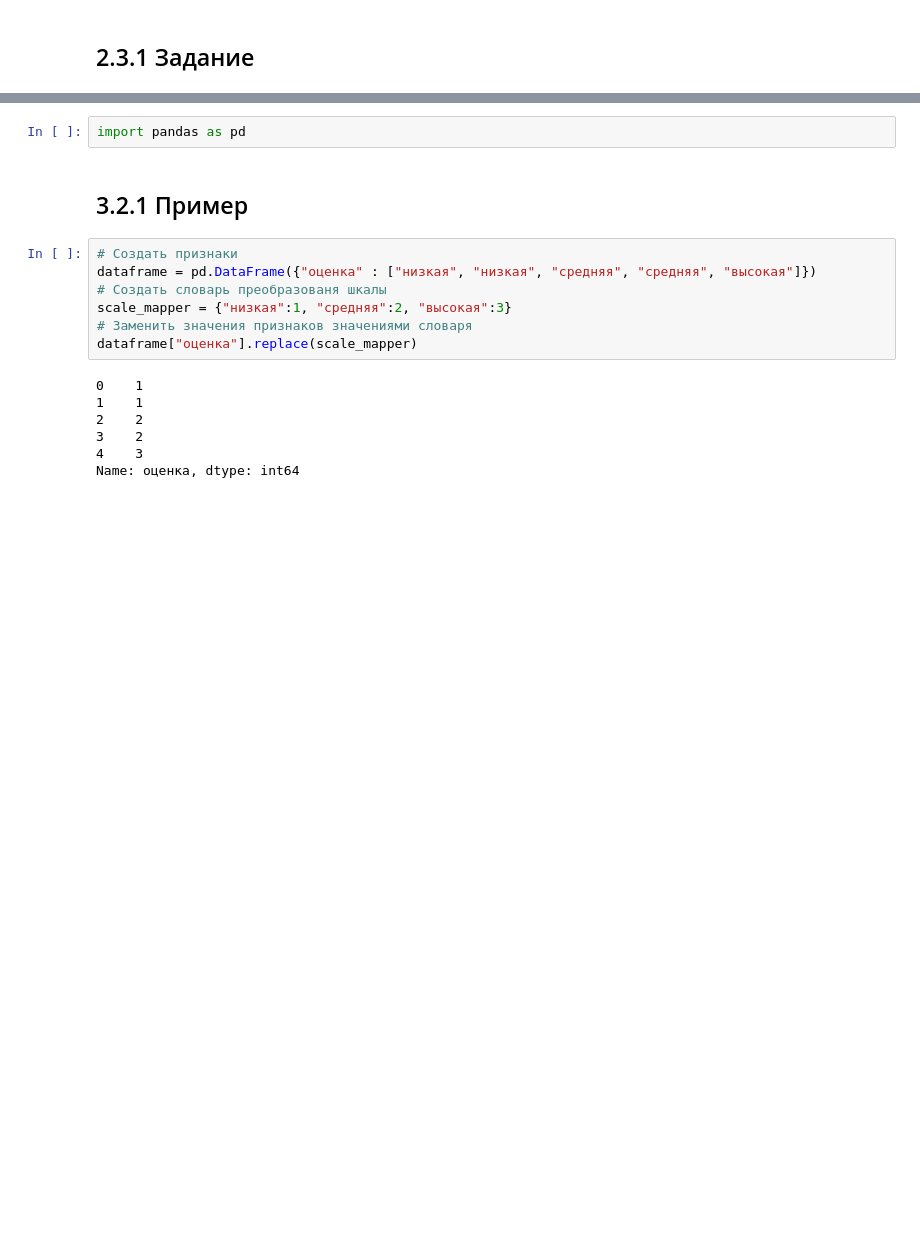
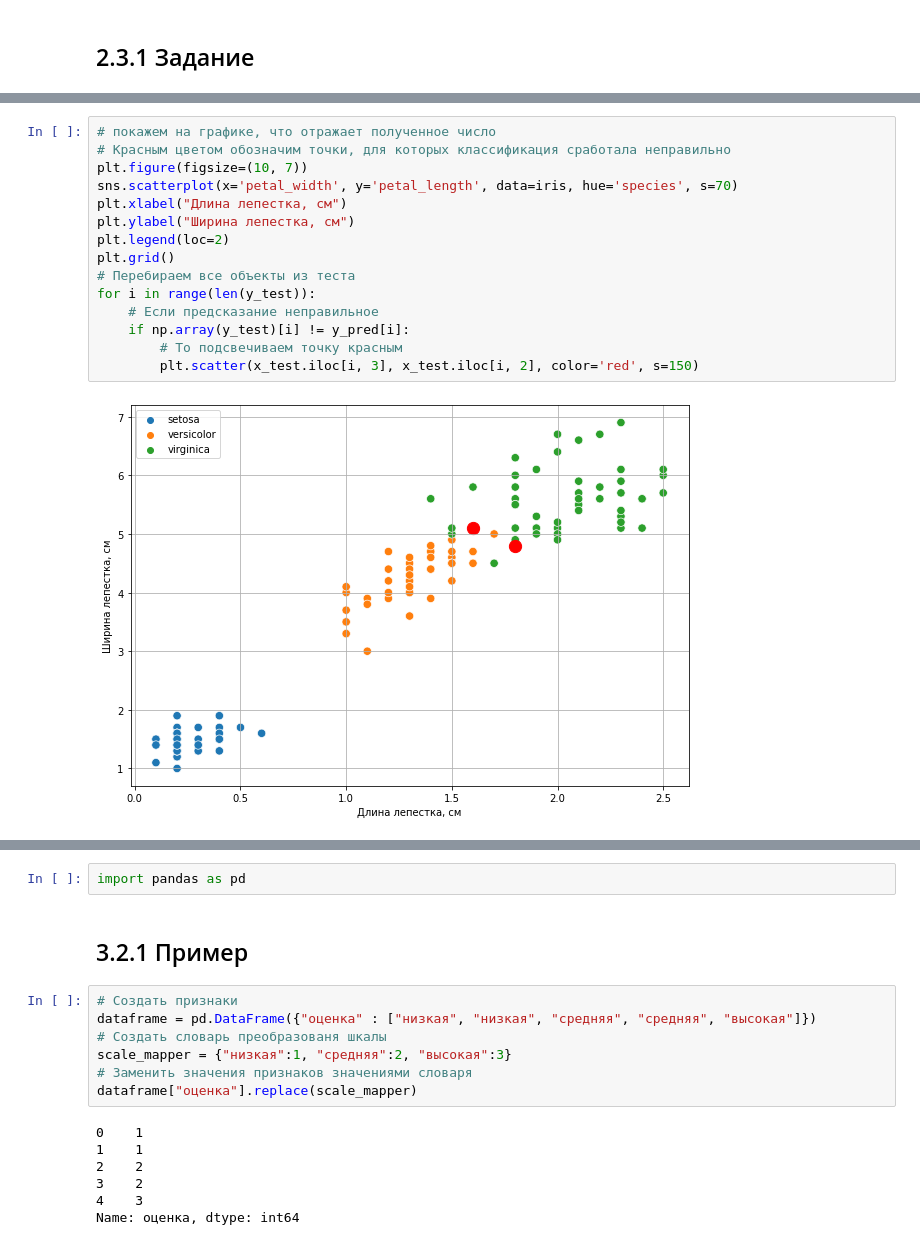
Before and after one commit to TimmmofeyD/WorkBook_AI, a Jupyter notebook: Lishchenko_Timofey_WorkBook3.ipynb, the cells around one changed output, grey strips where cells are left out. Cells and saved outputs as stored; diff of their text form; blank space fills up the shorter version.

```diff
--- a/Lishchenko_Timofey_WorkBook3.ipynb
+++ b/Lishchenko_Timofey_WorkBook3.ipynb
@@ -399 +545,18 @@ accuracy: 0.967
+# %%
+# покажем на графике, что отражает полученное число
+# Красным цветом обозначим точки, для которых классификация сработала неправильно
+plt.figure(figsize=(10, 7))
+sns.scatterplot(x='petal_width', y='petal_length', data=iris, hue='species', s=70)
+plt.xlabel("Длина лепестка, см")
+plt.ylabel("Ширина лепестка, см")
+plt.legend(loc=2)
+plt.grid()
+# Перебираем все объекты из теста
+for i in range(len(y_test)):
+    # Если предсказание неправильное
+    if np.array(y_test)[i] != y_pred[i]:
+        # То подсвечиваем точку красным
+        plt.scatter(x_test.iloc[i, 3], x_test.iloc[i, 2], color='red', s=150)
+# %% [output]
+[figure, added]
 # %% [markdown]
```
Also changed, not shown: parts of 16 cells of this notebook.
